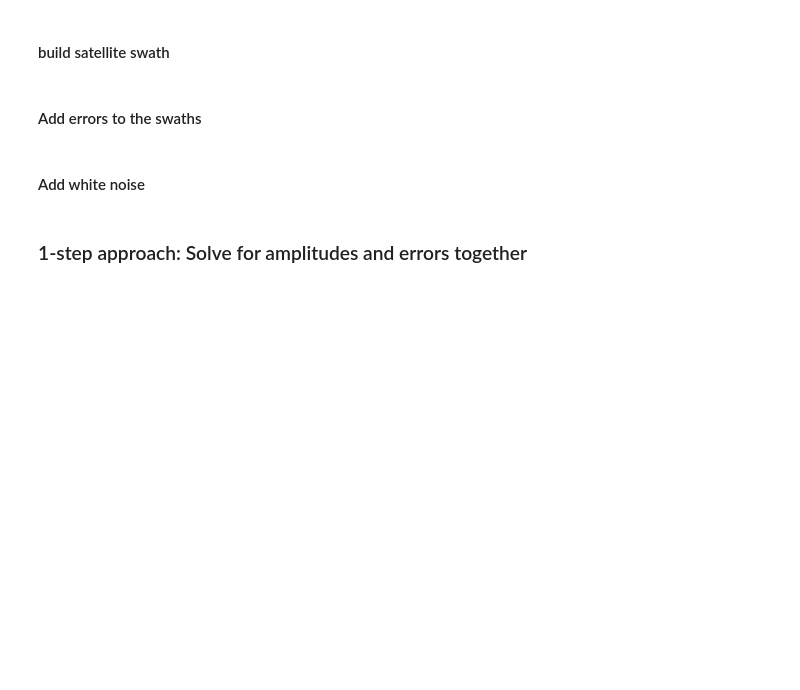
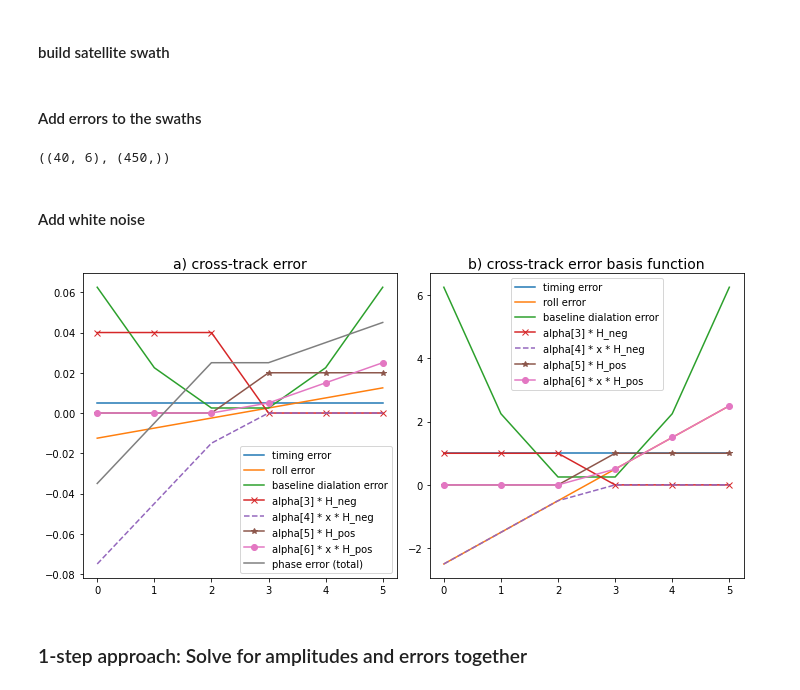
Before and after one commit to yugaophd/cer-swot, a Jupyter notebook: CER103_aviso_swath_1step.ipynb, the cells around one changed output. Drawn from its saved outputs; the diff is of its cells as text; code cells hidden in the pictures; blank space fills up the shorter version.

```diff
--- a/CER103_aviso_swath_1step.ipynb
+++ b/CER103_aviso_swath_1step.ipynb
@@ -144,3 +144,7 @@ timing_err_valid, roll_err_valid, baseline_dilation_err_valid, phase_err_valid,
+# %%
+ phase_err_left3.shape, baseline_dilation_err_valid.shape
+# %% [output]
+((40, 6), (450,))
 # %% [markdown]
 #### Add white noise
 # %%
@@ -182,6 +186,36 @@ for ii in range(N):
         JIndex = 2 * MModes * nn
         H_v[ii, JIndex] = H_cos[IIndex[ii].astype(int), nn]
         H_v[ii, JIndex + 1] = H_sin[IIndex[ii].astype(int), nn]
+# %%
+plt.figure(figsize = (10, 5))
+plt.subplot(121)
+plt.title('a) cross-track error', fontsize = 14)
+plt.plot(timing_err_valid[:6], label = 'timing error')
+plt.plot(roll_err_valid[:6], label = 'roll error')
+plt.plot(baseline_dilation_err_valid[:6], label = 'baseline dialation error')
+plt.plot(phase_err_left3[0, :6], '-x', label = 'alpha[3] * H_neg')
+plt.plot(phase_err_left4[0, :6], '--', label = 'alpha[4] * x * H_neg')
+plt.plot(phase_err_left5[0, :6], '-*', label = 'alpha[5] * H_pos')
+plt.plot(phase_err_left6[0, :6], '-o', label = 'alpha[6] * x * H_pos')
+plt.plot(phase_err_valid[:6], label = 'phase error (total)')
+plt.legend()
+
+plt.subplot(122)
+plt.title('b) cross-track error basis function', fontsize = 14)
+plt.plot(H_v[:6, IND_TIMING], label = 'timing error')
+plt.plot(H_v[:6, IND_ROLL], label = 'roll error')
+plt.plot(H_v[:6, IND_BASELINE], label = 'baseline dialation error')
+#plt.plot(phase_err_valid[:6], label = 'phase error (total)')
+plt.plot(H_v[:6, IND_PHASE3], '-x', label = 'alpha[3] * H_neg')
+plt.plot(H_v[:6, IND_PHASE4], '--', label = 'alpha[4] * x * H_neg')
+plt.plot(H_v[:6, IND_PHASE5], '-*', label = 'alpha[5] * H_pos')
+plt.plot(H_v[:6, IND_PHASE6], '-o', label = 'alpha[6] * x * H_pos')
+plt.legend()
+plt.tight_layout()
+
+plt.savefig('./cross_track_err_basis_function.png')
+# %% [output]
+[figure, added]
 # %% [markdown]
 ### 1-step approach: Solve for amplitudes and errors together
 # %% [markdown]
```
Also changed, not shown: parts of 13 cells of this notebook, 1 other file.
